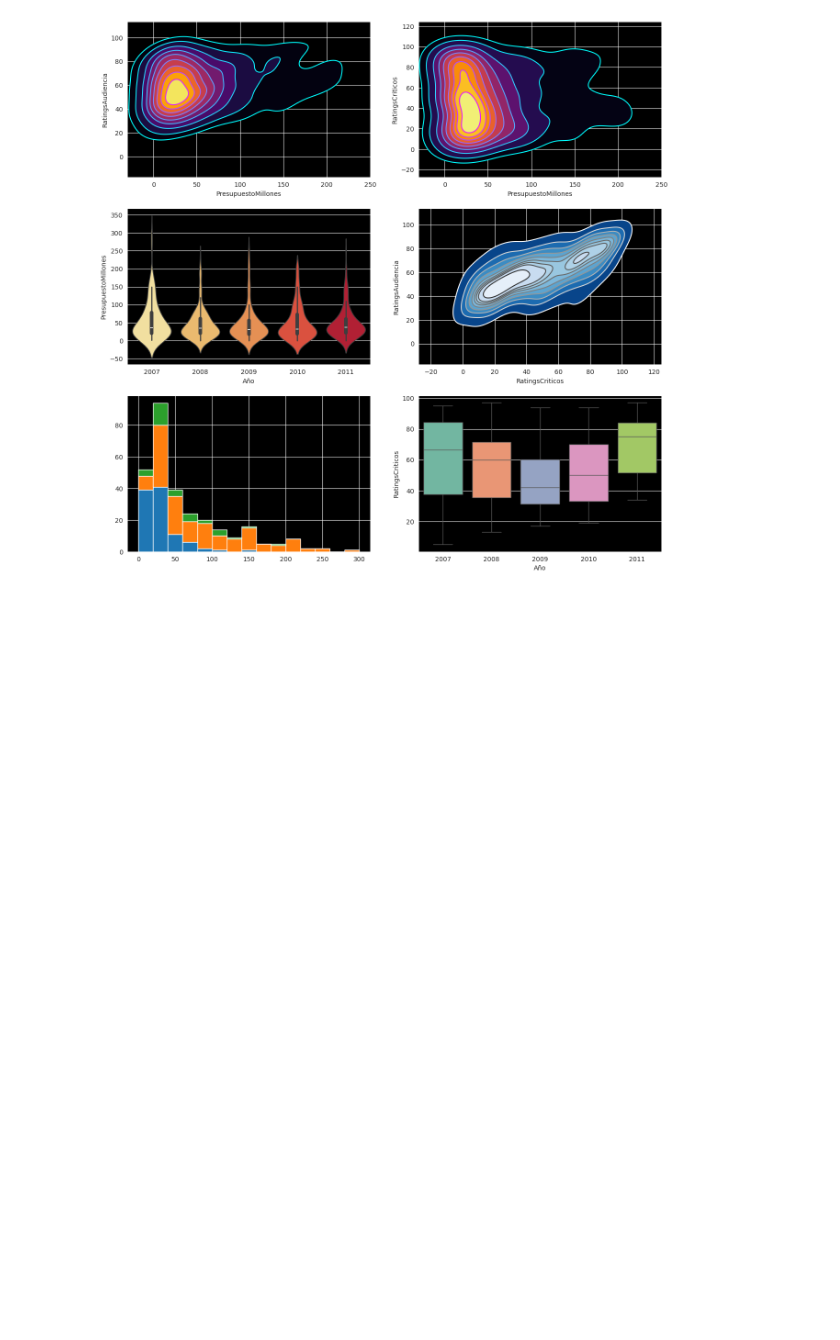
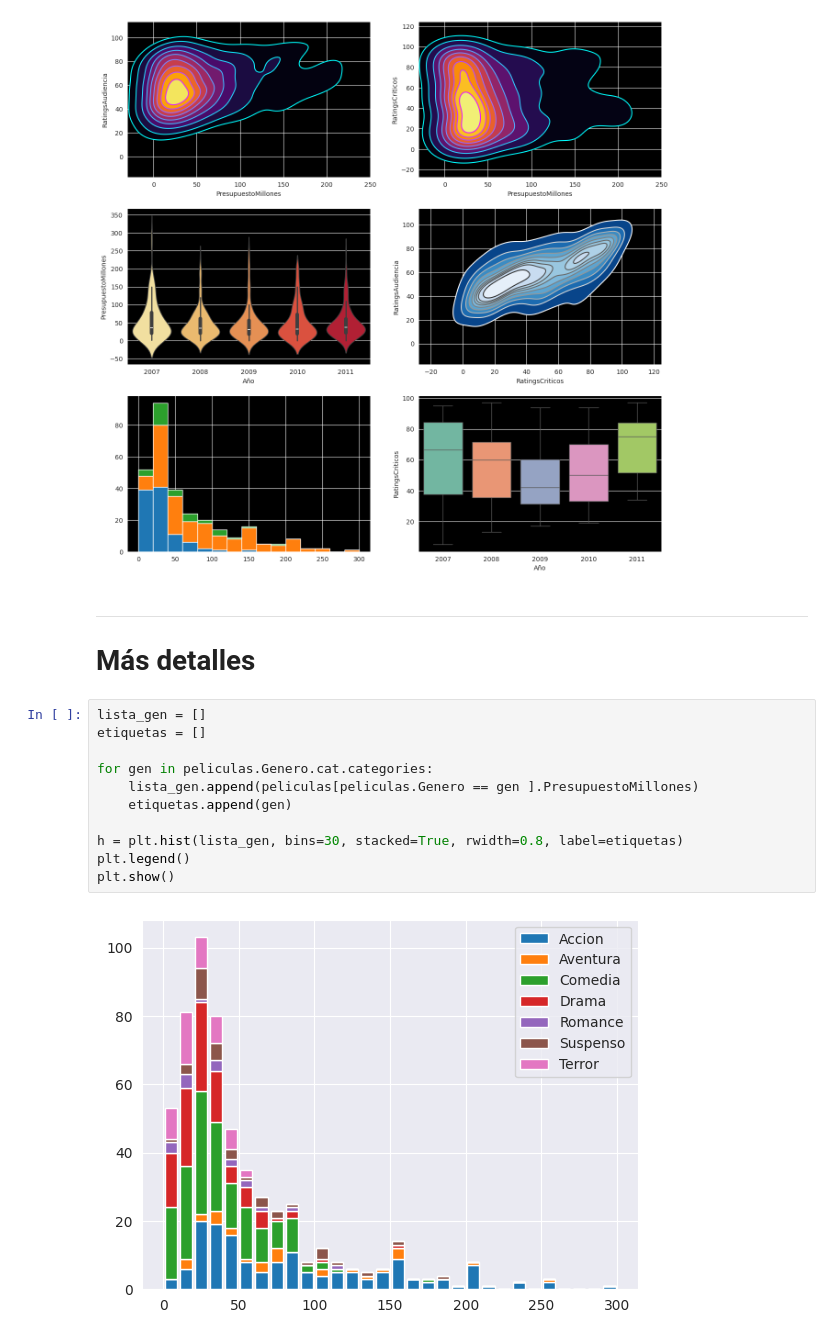
Before and after one commit to PabloSanchez87/IBM-Inteligencia-Artificial, a Jupyter notebook: 2- Python para Data Science/17-Dashboard_En_Python.ipynb, the cells around one changed output. Cells and saved outputs as stored; diff of their text form; blank space fills up the shorter version.

```diff
--- a/2- Python para Data Science/17-Dashboard_En_Python.ipynb
+++ b/2- Python para Data Science/17-Dashboard_En_Python.ipynb
@@ -125,3 +125,19 @@ k2.set(xlim=(-30,250))
 plt.show()
 # %% [output]
 [figure]
+# %% [markdown]
+---
+# Más detalles
+# %%
+lista_gen = []
+etiquetas = []
+
+for gen in peliculas.Genero.cat.categories:
+    lista_gen.append(peliculas[peliculas.Genero == gen ].PresupuestoMillones)
+    etiquetas.append(gen)
+
+h = plt.hist(lista_gen, bins=30, stacked=True, rwidth=0.8, label=etiquetas)
+plt.legend()
+plt.show()
+# %% [output]
+[figure, added]
```
Also changed, not shown: parts of 1 cell of this notebook, 1 other file.
